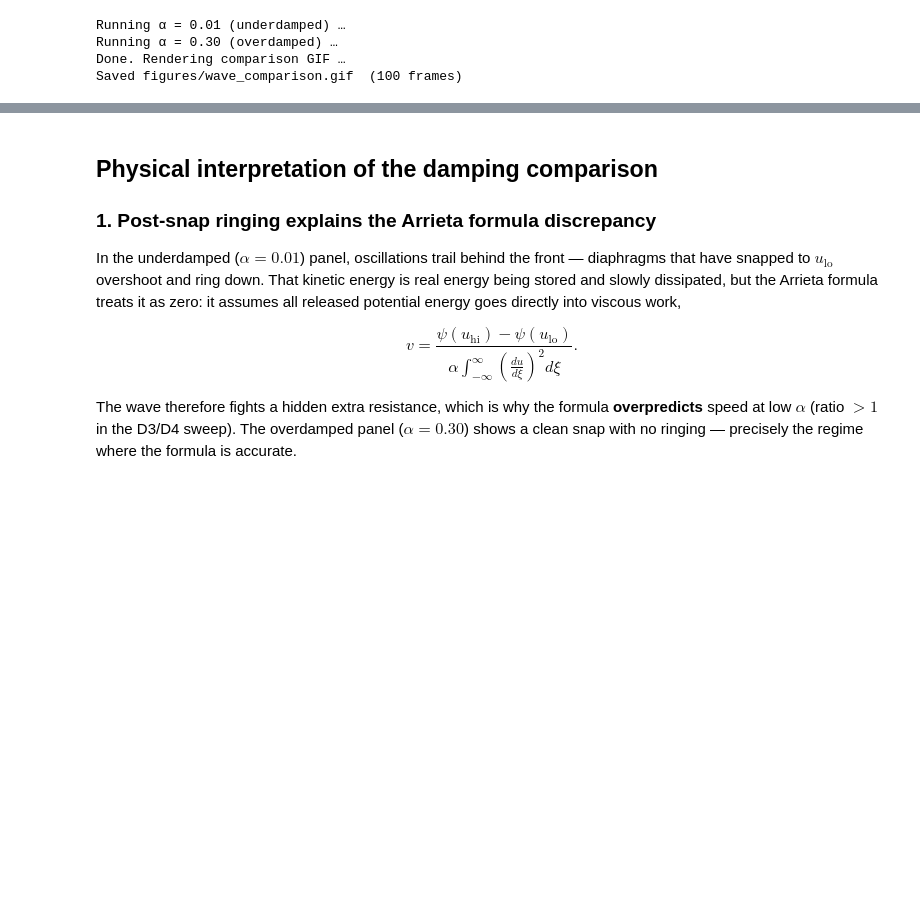
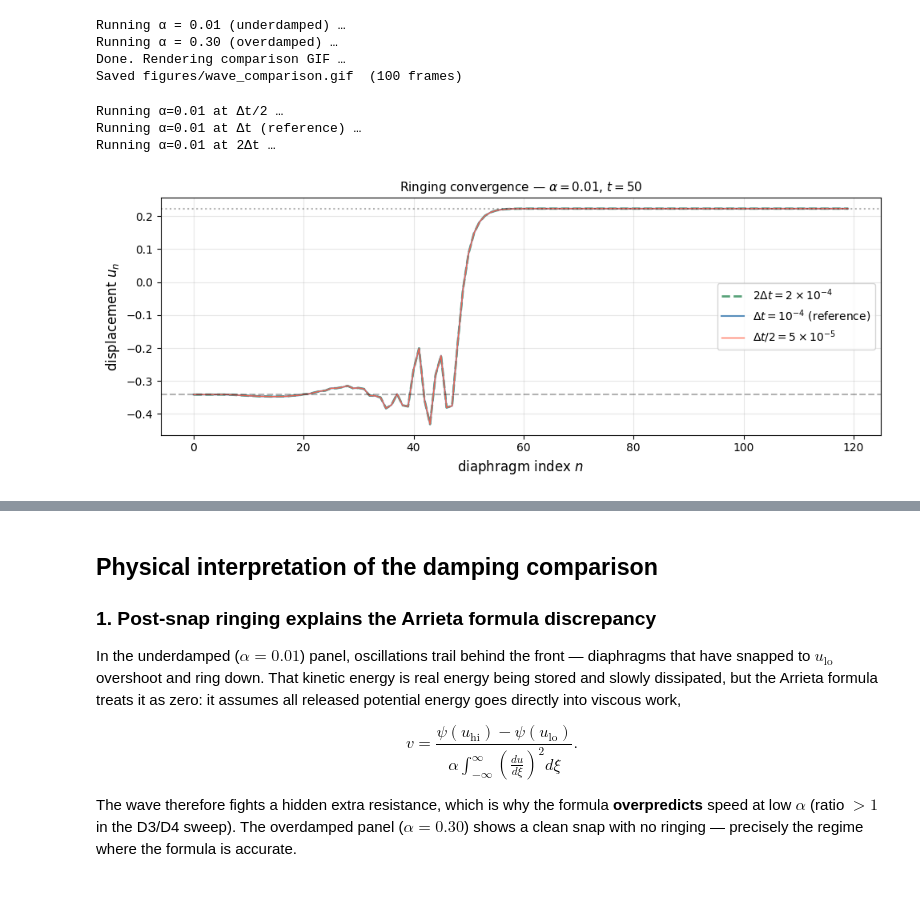
Before and after one commit to Stephang217/1D_Diaghphragms_Fluid_Model, a Jupyter notebook: diaphragm_metafluid.ipynb, the cells around one changed output, grey strips where cells are left out. Drawn from its saved outputs; the diff is of its cells as text; code cells hidden in the pictures; blank space fills up the shorter version.

```diff
--- a/diaphragm_metafluid.ipynb
+++ b/diaphragm_metafluid.ipynb
@@ -440,3 +440,47 @@ Running α = 0.01 (underdamped) …
 Running α = 0.30 (overdamped) …
 Done. Rendering comparison GIF …
 Saved figures/wave_comparison.gif  (100 frames)
+# %%
+# ── Ringing convergence check ─────────────────────────────────────────────────
+#
+# The post-snap oscillations in the underdamped (α=0.01) panel could be a
+# numerical artefact of the integrator rather than a true physical oscillation.
+# The test: halve and double Δt and compare a snapshot at the same physical time.
+# If ringing amplitude and wavelength are unchanged the oscillations are physical;
+# if they scale with Δt they are numerical.  We compare at t=50 where the wake
+# is fully developed and the front has not yet reached the sponge.
+
+print("Running α=0.01 at Δt/2 …")
+h_half,   ulo01, uhi01 = run_history(0.01, dt=5e-5)
+print("Running α=0.01 at Δt (reference) …")
+h_ref,    _,     _     = run_history(0.01, dt=1e-4)
+print("Running α=0.01 at 2Δt …")
+h_double, _,     _     = run_history(0.01, dt=2e-4)
+
+def frame_at(hist, t_target, dt_run, save_every=500):
+    return hist[min(int(t_target / (dt_run * save_every)), len(hist) - 1)]
+
+t_snap = 50.0
+snap_half   = frame_at(h_half,   t_snap, 5e-5)
+snap_ref    = frame_at(h_ref,    t_snap, 1e-4)
+snap_double = frame_at(h_double, t_snap, 2e-4)
+
+fig, ax = plt.subplots(figsize=(10, 4))
+ax.plot(n_arr, snap_double, color='seagreen',  lw=2.0, alpha=0.8, linestyle='--',
+        label=r'$2\Delta t = 2 \times 10^{-4}$')
+ax.plot(n_arr, snap_ref,    color='steelblue', lw=1.5, alpha=0.9,
+        label=r'$\Delta t = 10^{-4}$ (reference)')
+ax.plot(n_arr, snap_half,   color='tomato',    lw=1.0, alpha=0.9,
+        label=r'$\Delta t/2 = 5 \times 10^{-5}$')
+ax.axhline(ulo01, color='k', linestyle='--', alpha=0.3)
+ax.axhline(uhi01, color='k', linestyle=':',  alpha=0.3)
+ax.set_xlabel('diaphragm index $n$', fontsize=12)
+ax.set_ylabel('displacement $u_n$', fontsize=12)
+ax.set_title(r'Ringing convergence — $\alpha=0.01$, $t=50$', fontsize=11)
+ax.legend(fontsize=10); ax.grid(True, alpha=0.3)
+plt.tight_layout(); plt.show()
+# %% [output]
+Running α=0.01 at Δt/2 …
+Running α=0.01 at Δt (reference) …
+Running α=0.01 at 2Δt …
+[figure, added]
```
Also changed, not shown: parts of 9 cells of this notebook.
